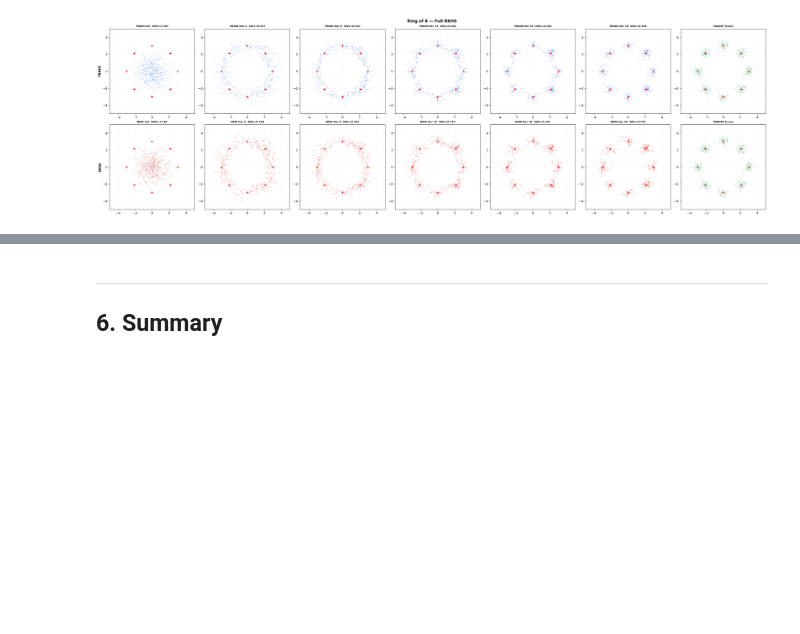
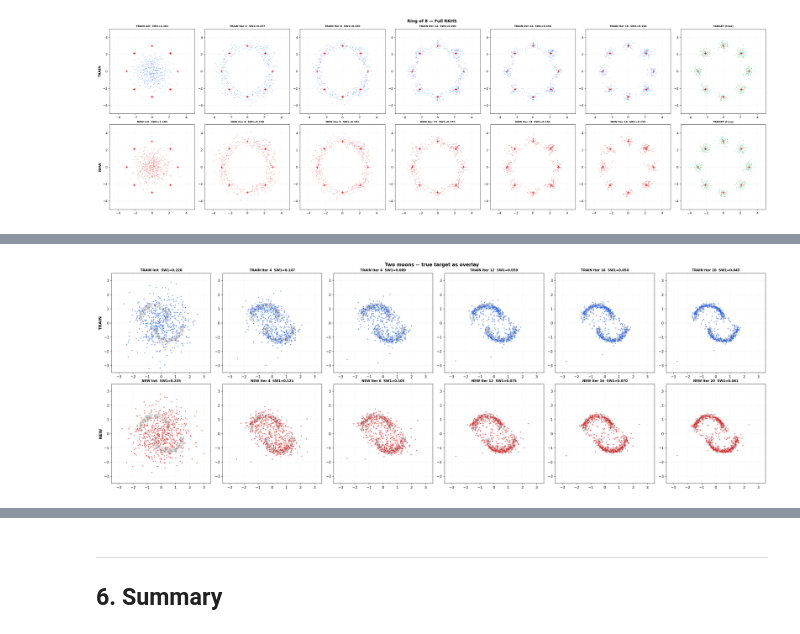
Before and after one commit to RaffoLuca18/Embedded_Interpolants, a Jupyter notebook: experiments/experiments.ipynb, the cells around one changed output, grey strips where cells are left out. Drawn from its saved outputs; the diff is of its cells as text; code cells hidden in the pictures; blank space fills up the shorter version.

```diff
--- a/experiments/experiments.ipynb
+++ b/experiments/experiments.ipynb
@@ -362,0 +365,12 @@ plt.tight_layout();plt.show()
+# %%
+N_train, N_data, N_new = 500, 250, 600
+X1_2d = distributions.two_moons(N_data)
+x_true_2d = distributions.two_moons(N_new)
+
+model_2d = EmbeddedInterpolants(sigma_k=None, gamma=0.01, gamma_final=1e-9, K_steps=80, N_src_max=10000, n_inducing=100, noise_level=1.0, q=0.5, q_final=0.1, rescale=False)
+print('FIT:'); model_2d.fit(np.random.randn(N_train,2), X1_2d, n_iterations=20)
+print('\nTRANSPORT:'); res_2d = model_2d.transport(np.random.randn(N_new,2), verbose=True)
+
+sw_t2 = [sw1(s, x_true_2d) for s in model_2d._fit_result['snapshots']]
+sw_n2 = [sw1(s, x_true_2d) for s in res_2d['snapshots']]
+print(f'\nTrain SW1={sw_t2[-1]:.3f}, New SW1={sw_n2[-1]:.3f}')
@@ -362,0 +395,72 @@ plt.tight_layout();plt.show()
+# %%
+XL, YL = (-3.5, 3.5), (-3.5, 3.5)
+
+
+# =============================================================================
+# VERSION A -- true target as light gray OVERLAY behind every snapshot
+# =============================================================================
+iters_A = [0, 4, 6, 12, 16, 20]                # 6 columns, 6 iterations
+fig, axes = plt.subplots(2, len(iters_A), figsize=(26, 9))
+
+for col, it in enumerate(iters_A):
+    for row, (sn, c, sv, lb) in enumerate([
+        (model_2d._fit_result['snapshots'], '#2563eb', sw_t2, 'TRAIN'),
+        (res_2d['snapshots'],                '#dc2626', sw_n2, 'NEW'),
+    ]):
+        ax = axes[row, col]
+        # true target as faint background
+        ax.scatter(x_true_2d[:, 0], x_true_2d[:, 1],
+                   s=6, alpha=0.18, c='#888888', zorder=1, label='true')
+        # snapshot on top
+        ax.scatter(sn[it][:, 0], sn[it][:, 1],
+                   s=4, alpha=0.55, c=c, zorder=2)
+        itl = 'Init' if it == 0 else f'Iter {it}'
+        ax.set_title(f'{lb} {itl}  SW1={sv[it]:.3f}',
+                     fontsize=9, fontweight='bold')
+        ax.set_xlim(*XL); ax.set_ylim(*YL)
+        ax.set_aspect('equal'); ax.grid(True, alpha=0.1)
+        if col == 0:
+            ax.set_ylabel(lb, fontsize=11, fontweight='bold')
+
+fig.suptitle('Two moons -- true target as overlay',
+             fontweight='bold', fontsize=13)
+plt.tight_layout(); plt.show()
+
+
+# =============================================================================
+# VERSION B -- true target as a separate panel on the right
+# =============================================================================
+iters_B = [0, 4, 6, 12, 16, 20]              # 6 snapshot iterations
+n_cols  = len(iters_B) + 1                   # +1 for the true-target column
+fig, axes = plt.subplots(2, n_cols, figsize=(30, 9))
+
+for col, it in enumerate(iters_B):
+    for row, (sn, c, sv, lb) in enumerate([
+        (model_2d._fit_result['snapshots'], '#2563eb', sw_t2, 'TRAIN'),
+        (res_2d['snapshots'],                '#dc2626', sw_n2, 'NEW'),
+    ]):
+        ax = axes[row, col]
+        ax.scatter(sn[it][:, 0], sn[it][:, 1],
+                   s=4, alpha=0.6, c=c)
+        itl = 'Init' if it == 0 else f'Iter {it}'
+        ax.set_title(f'{lb} {itl}  SW1={sv[it]:.3f}',
+                     fontsize=9, fontweight='bold')
+        ax.set_xlim(*XL); ax.set_ylim(*YL)
+        ax.set_aspect('equal'); ax.grid(True, alpha=0.1)
+        if col == 0:
+            ax.set_ylabel(lb, fontsize=11, fontweight='bold')
+
+# right column -- true target, repeated on both rows
+for row in (0, 1):
+    ax = axes[row, -1]
+    ax.scatter(x_true_2d[:, 0], x_true_2d[:, 1],
+               s=4, alpha=0.6, c='#444444')
+    ax.set_title('TRUE target', fontsize=9, fontweight='bold')
+    ax.set_xlim(*XL); ax.set_ylim(*YL)
+    ax.set_aspect('equal'); ax.grid(True, alpha=0.1)
+
+fig.suptitle('Two moons -- true target on the right',
+             fontweight='bold', fontsize=13)
+plt.tight_layout(); plt.show()
+# %% [output]
+[figure, added]
```
Also changed, not shown: parts of 3 cells of this notebook, 5 other files.
